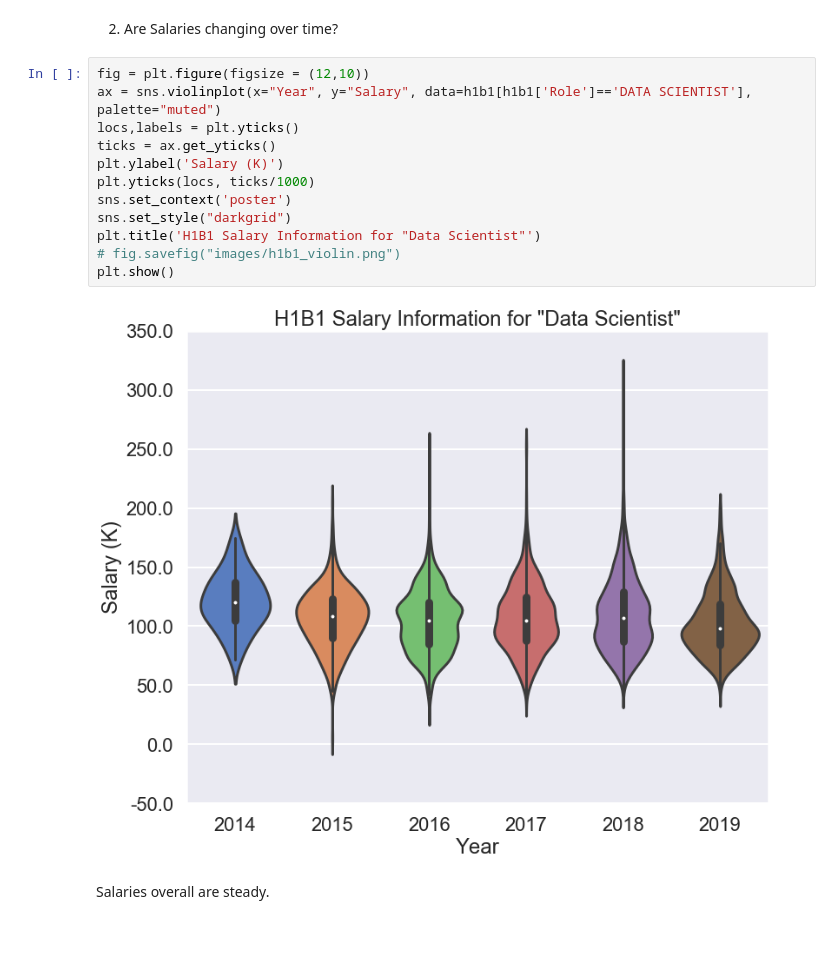
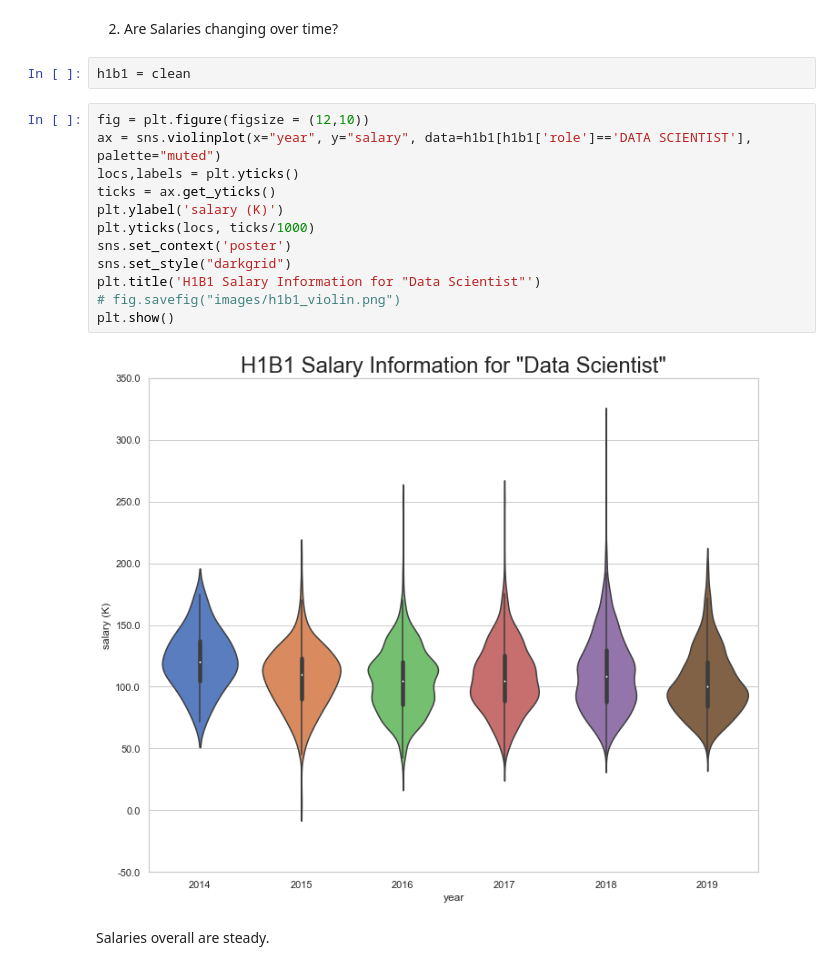
Before and after one commit to Jaboola9/Data_Scientist_Salaries_USA, a Jupyter notebook: TechnicalNotebook.ipynb, the cells around one changed output. Drawn from its saved outputs; the diff is of its cells as text; blank space fills up the shorter version.

```diff
--- a/TechnicalNotebook.ipynb
+++ b/TechnicalNotebook.ipynb
@@ -65,20 +67,22 @@ fig.savefig("./img/h1b1_applications_byrole_stacked_area.png")
 Yes, as is specialization.
 # %% [markdown]
 2) Are Salaries changing over time?
+# %%
+h1b1 = clean
 # %%
 fig = plt.figure(figsize = (12,10))
-ax = sns.violinplot(x="Year", y="Salary", data=h1b1[h1b1['Role']=='DATA SCIENTIST'], palette="muted")
+ax = sns.violinplot(x="year", y="salary", data=h1b1[h1b1['role']=='DATA SCIENTIST'], palette="muted")
 locs,labels = plt.yticks()
 ticks = ax.get_yticks()
-plt.ylabel('Salary (K)')
+plt.ylabel('salary (K)')
 plt.yticks(locs, ticks/1000)
 sns.set_context('poster')
 sns.set_style("darkgrid")
 plt.title('H1B1 Salary Information for "Data Scientist"')
 # fig.savefig("images/h1b1_violin.png")
 plt.show()
 # %% [output]
-[figure, old version]
+[figure, new version]
 # %% [markdown]
 Salaries overall are steady.
 # %% [markdown]
```
Also changed, not shown: parts of 52 cells of this notebook.
